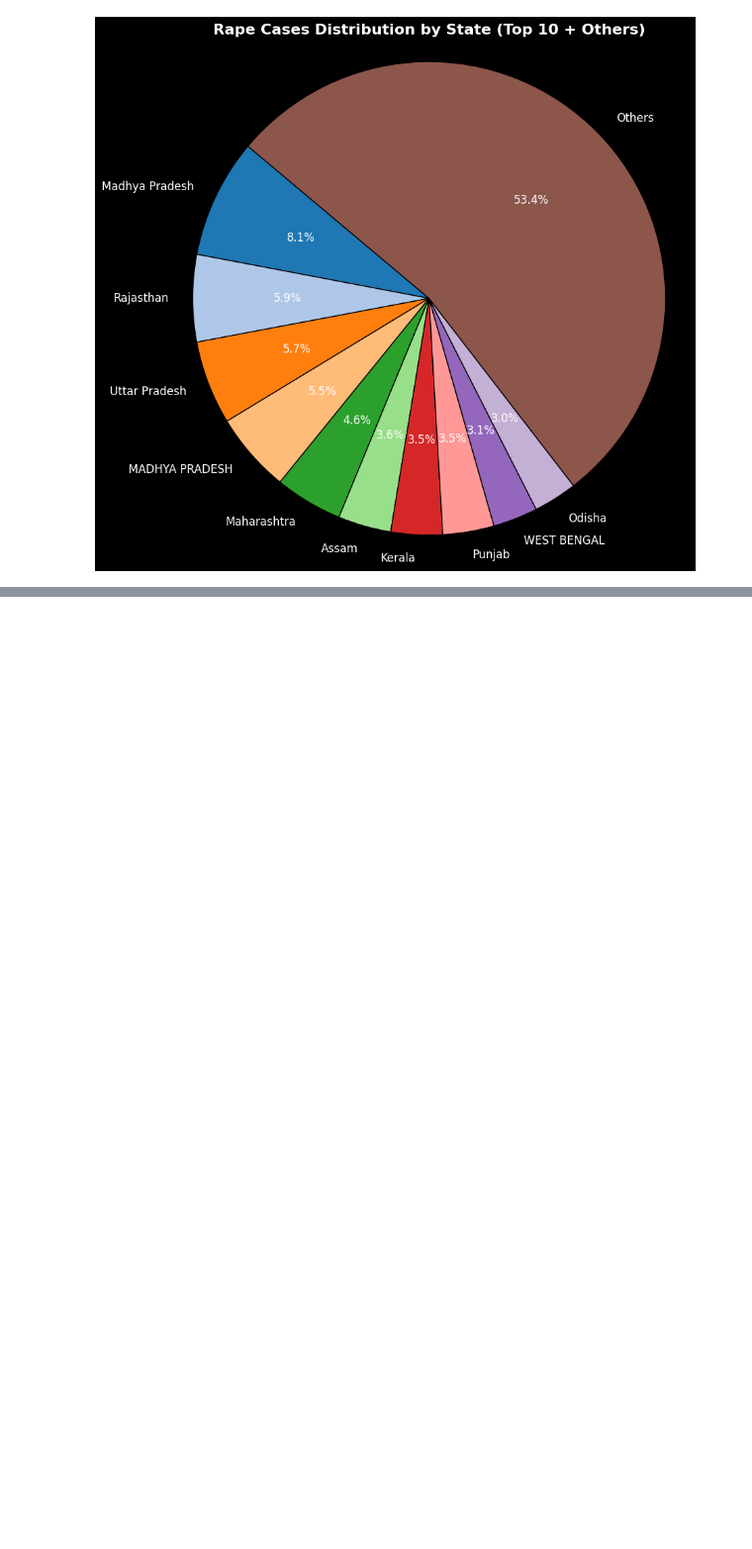
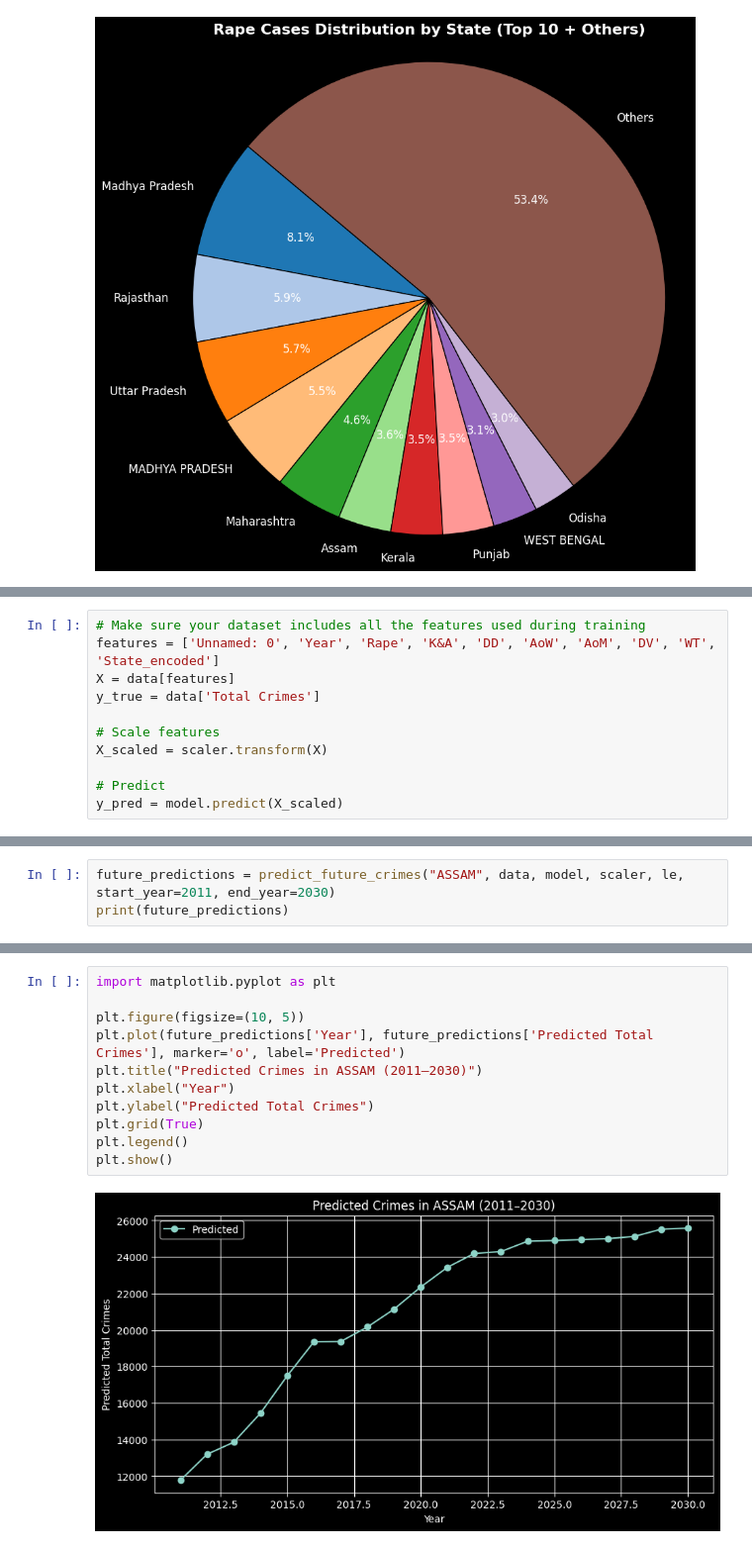
Before and after one commit to AakashShah07/Crime_priction_system, a Jupyter notebook: new.ipynb, the cells around one changed output, grey strips where cells are left out. Shown at 99% size. Cells and saved outputs as stored; diff of their text form; blank space fills up the shorter version.

```diff
--- a/new.ipynb
+++ b/new.ipynb
@@ -205,0 +363,11 @@ AttributeError: module 'matplotlib.pyplot' has no attribute 'tight_lay'
+# %%
+# Make sure your dataset includes all the features used during training
+features = ['Unnamed: 0', 'Year', 'Rape', 'K&A', 'DD', 'AoW', 'AoM', 'DV', 'WT', 'State_encoded']
+X = data[features]
+y_true = data['Total Crimes']
+
+# Scale features
+X_scaled = scaler.transform(X)
+
+# Predict
+y_pred = model.predict(X_scaled)
@@ -205,0 +446,3 @@ AttributeError: module 'matplotlib.pyplot' has no attribute 'tight_lay'
+# %%
+future_predictions = predict_future_crimes("ASSAM", data, model, scaler, le, start_year=2011, end_year=2030)
+print(future_predictions)
@@ -205,0 +467,13 @@ AttributeError: module 'matplotlib.pyplot' has no attribute 'tight_lay'
+# %%
+import matplotlib.pyplot as plt
+
+plt.figure(figsize=(10, 5))
+plt.plot(future_predictions['Year'], future_predictions['Predicted Total Crimes'], marker='o', label='Predicted')
+plt.title("Predicted Crimes in ASSAM (2011–2030)")
+plt.xlabel("Year")
+plt.ylabel("Predicted Total Crimes")
+plt.grid(True)
+plt.legend()
+plt.show()
+# %% [output]
+[figure, added]
```
Also changed, not shown: parts of 22 cells of this notebook, 3 other files.
